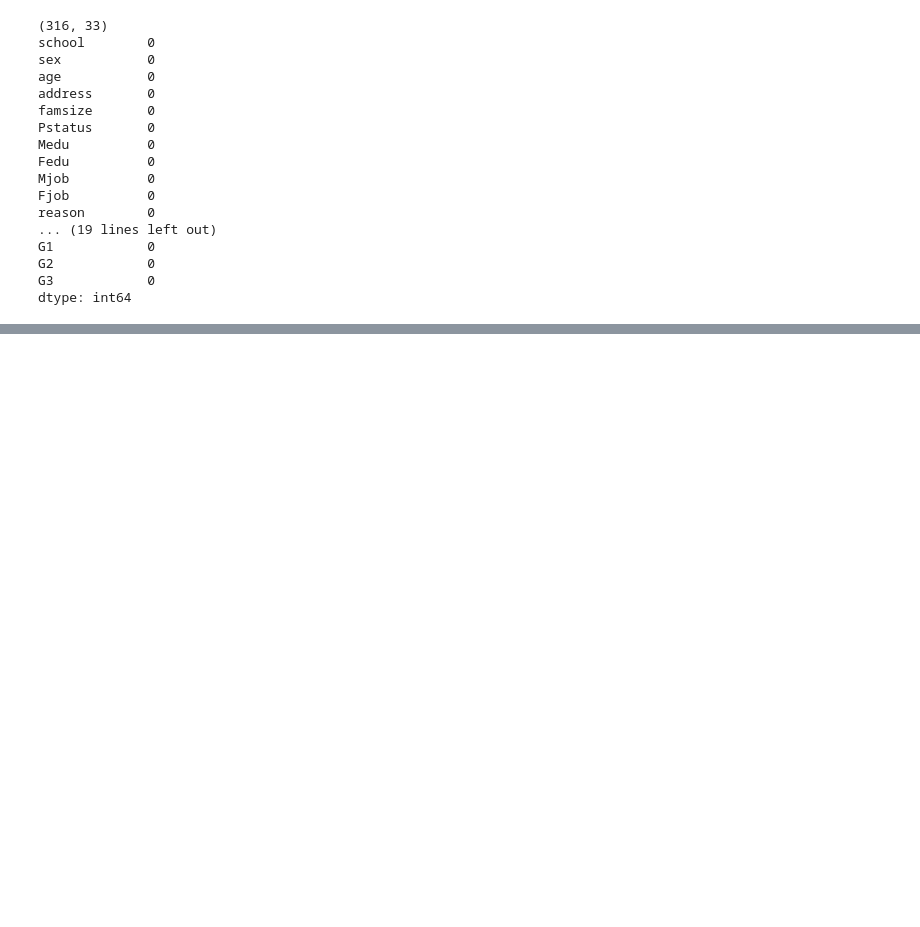
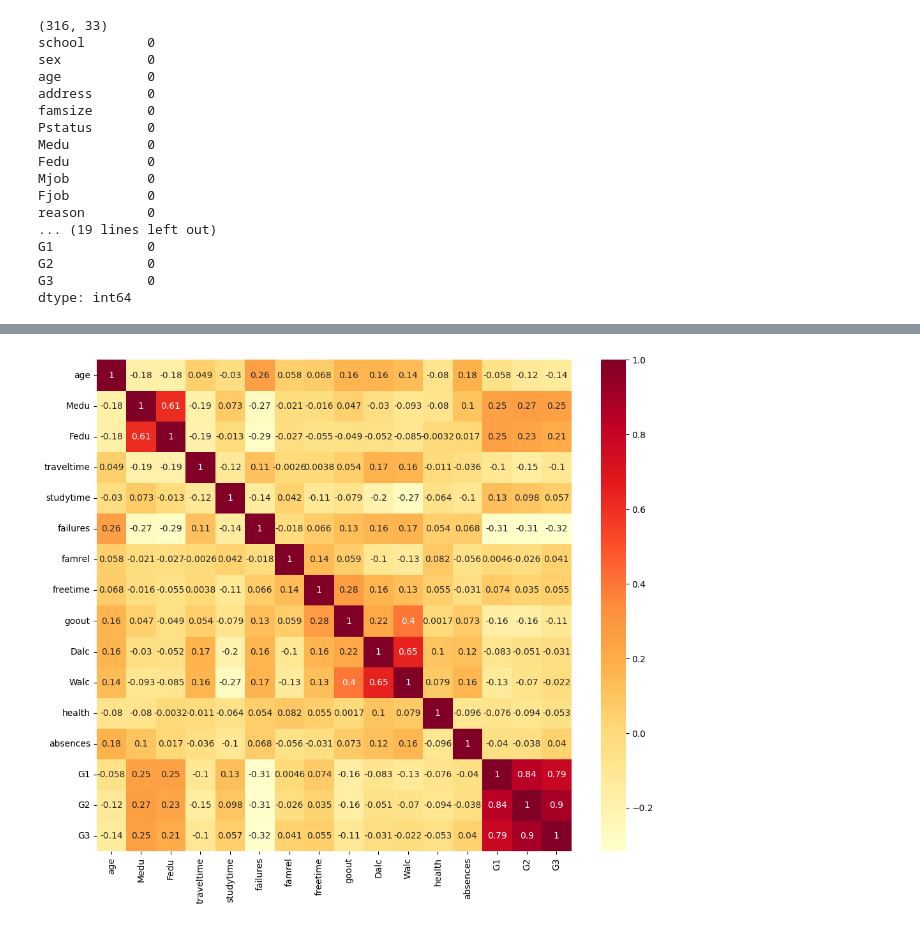
Before and after one commit to York-Solutions-B2E/khue-lee-aml-student-regression, a Jupyter notebook: student-regression-model.ipynb, the cells around one changed output, grey strips where cells are left out. Saved outputs shown, nothing was run; the diff lists cells and outputs as text; code cells hidden in the pictures; blank space fills up the shorter version.

```diff
--- a/student-regression-model.ipynb
+++ b/student-regression-model.ipynb
@@ -104,0 +189,10 @@ connection to server at "localhost" (127.0.0.1), port 5432 failed: Connection re
+# %%
+int_cols = df.select_dtypes(include='int8').columns
+int_df = df[int_cols]
+
+corr_matrix = int_df.corr()
+plt.figure(figsize=(12,10))
+sns.heatmap(corr_matrix, annot=True, cmap='YlOrRd')
+plt.show()
+# %% [output]
+[figure, added]
```
Also changed, not shown: parts of 40 cells of this notebook, 4 other files.
